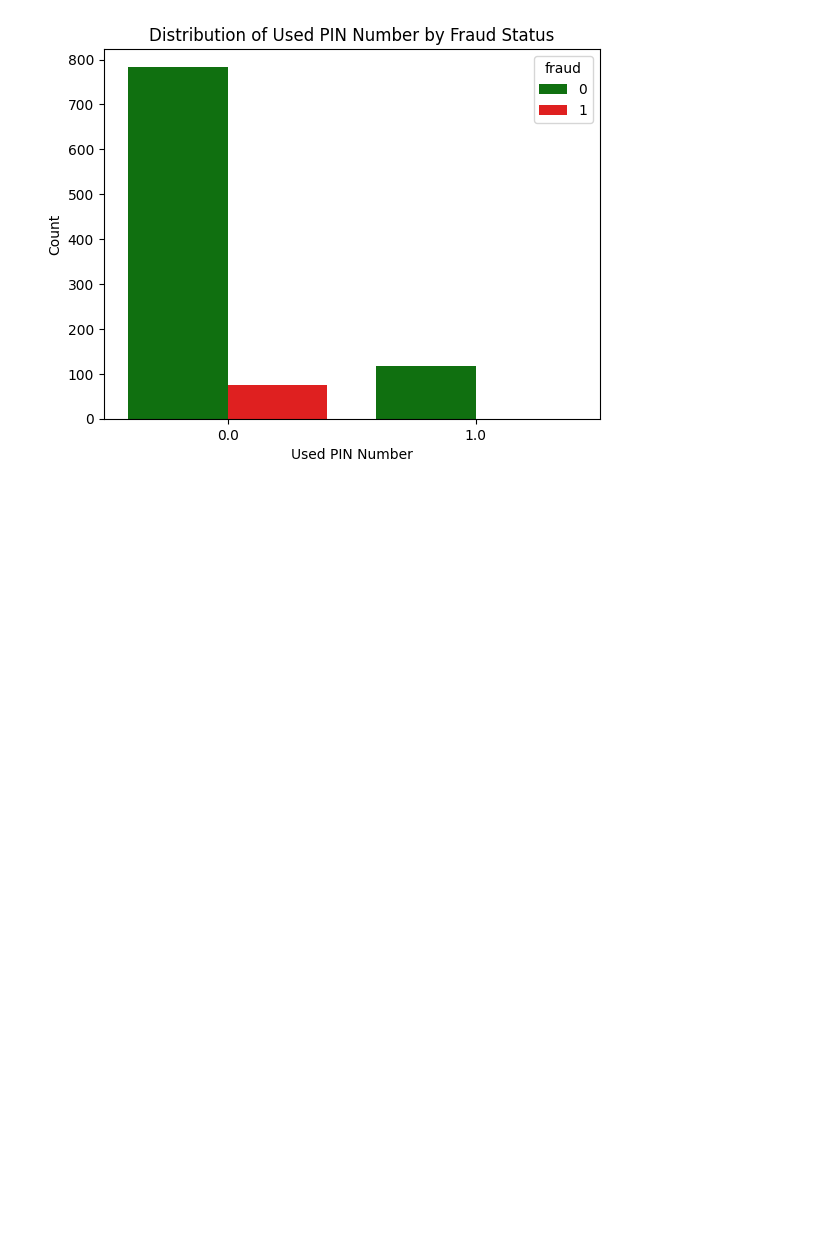
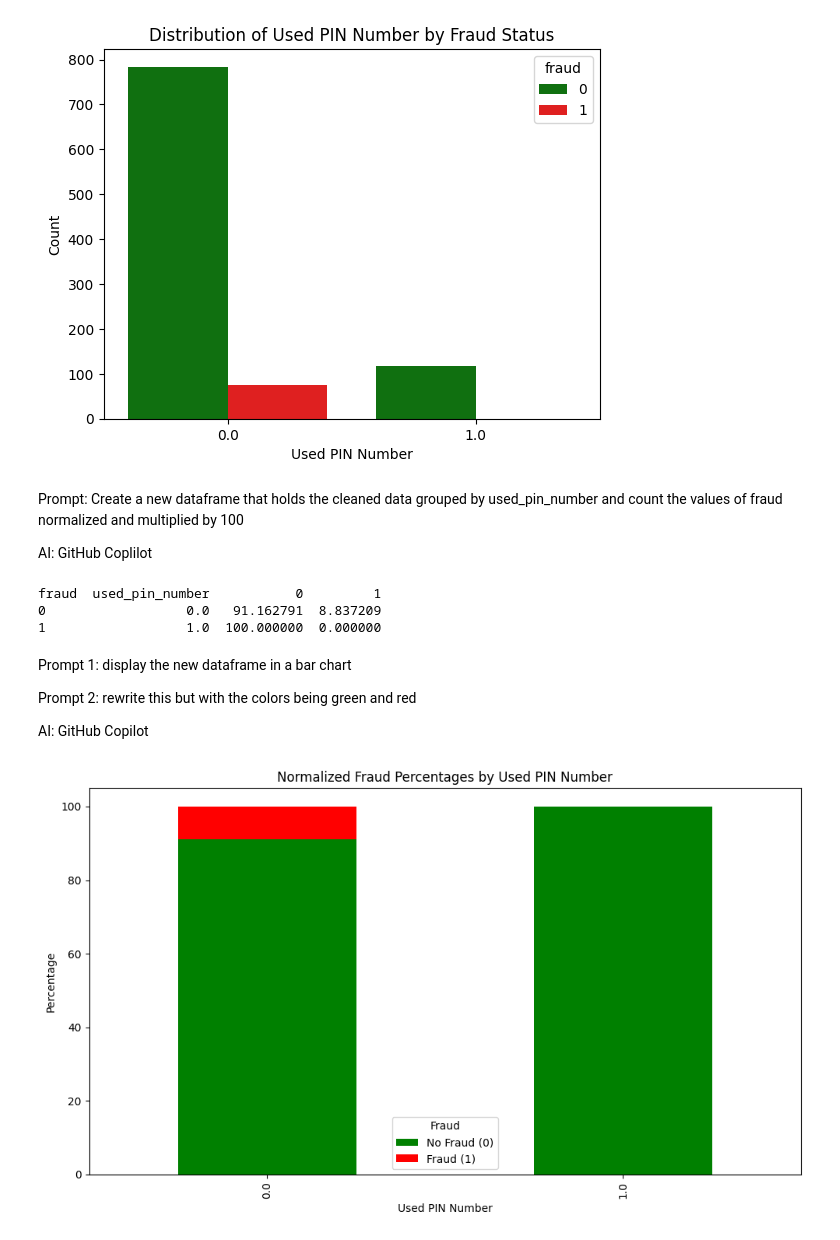
Before and after one commit to scottie-housholder/MAT311-AI-Assignment, a Jupyter notebook: AI_fraud_detection.ipynb, the cells around one changed output. Saved outputs shown, nothing was run; the diff lists cells and outputs as text; code cells hidden in the pictures; blank space fills up the shorter version.

```diff
--- a/AI_fraud_detection.ipynb
+++ b/AI_fraud_detection.ipynb
@@ -224,3 +224,51 @@ plt.ylabel('Count')
 plt.show()
 # %% [output]
 [figure]
+# %% [markdown]
+Prompt: Create a new dataframe that holds the cleaned data grouped by used_pin_number and count the values of fraud normalized and multiplied by 100
+
+AI: GitHub Coplilot
+# %%
+# Group the cleaned data by 'used_pin_number', calculate the normalized counts of fraud values, and multiply by 100
+fraud_normalized_percentage = (
+    cleaned_data.groupby('used_pin_number')['fraud']
+    .value_counts(normalize=True)
+    .mul(100)
+    .unstack(fill_value=0)
+    .reset_index()
+)
+
+# Display the new grouped DataFrame with normalized fraud counts as percentages
+print(fraud_normalized_percentage)
+# %% [output]
+fraud  used_pin_number           0         1
+0                  0.0   91.162791  8.837209
+1                  1.0  100.000000  0.000000
+# %% [markdown]
+Prompt 1: display the new dataframe in a bar chart
+
+Prompt 2: rewrite this but with the colors being green and red
+
+AI: GitHub Copilot
+# %%
+# Plot the normalized fraud percentages as a bar chart with green and red colors
+fraud_normalized_percentage.plot(
+    x='used_pin_number',
+    kind='bar',
+    stacked=True,
+    figsize=(10, 6),
+    color=['green', 'red'],
+    title='Normalized Fraud Percentages by Used PIN Number'
+)
+
+# Add labels to the chart
+plt.xlabel('Used PIN Number')
+plt.ylabel('Percentage')
+plt.title('Normalized Fraud Percentages by Used PIN Number')
+
+# Show the plot
+plt.legend(title='Fraud', labels=['No Fraud (0)', 'Fraud (1)'])
+plt.tight_layout()
+plt.show()
+# %% [output]
+[figure, added]
```
Also changed, not shown: parts of 4 cells of this notebook.
